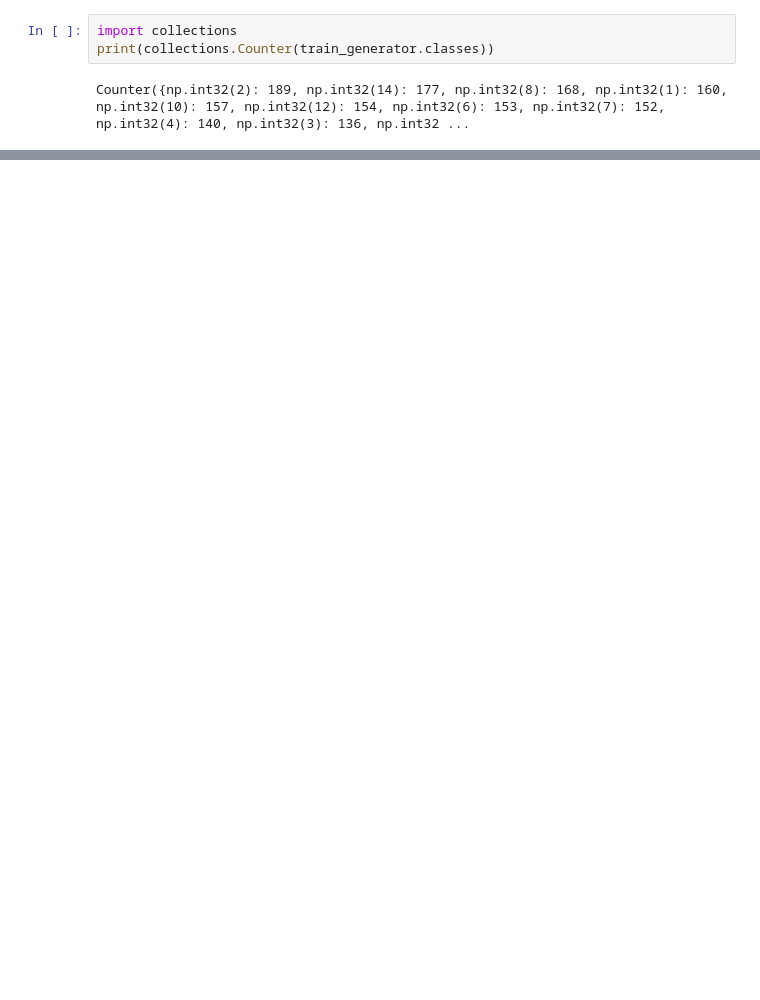
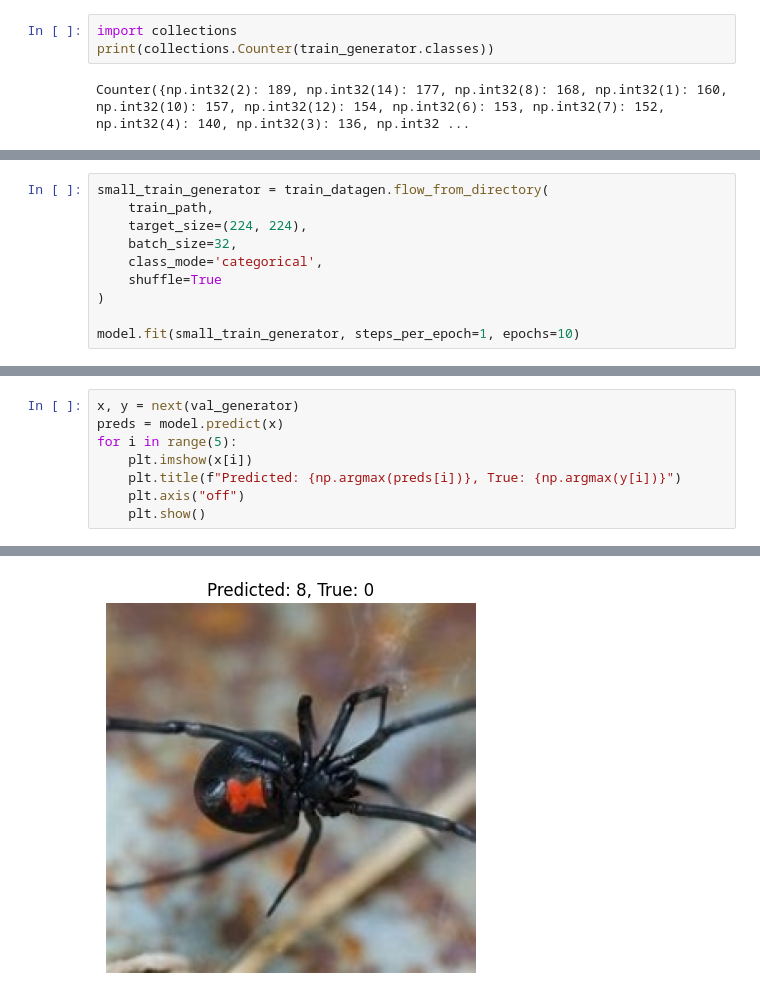
Before and after one commit to Barderus/tarantula-species-image-classifier, a Jupyter notebook: notebooks/01_training.ipynb, the cells around one changed output, grey strips where cells are left out. Saved outputs shown, nothing was run; the diff lists cells and outputs as text; blank space fills up the shorter version.

```diff
--- a/notebooks/01_training.ipynb
+++ b/notebooks/01_training.ipynb
@@ -216,0 +276,10 @@ Counter({np.int32(2): 189, np.int32(14): 177, np.int32(8): 168, np.int32(1): 160
+# %%
+small_train_generator = train_datagen.flow_from_directory(
+    train_path,
+    target_size=(224, 224),
+    batch_size=32,
+    class_mode='categorical',
+    shuffle=True
+)
+
+model.fit(small_train_generator, steps_per_epoch=1, epochs=10)
@@ -216,0 +309,9 @@ Counter({np.int32(2): 189, np.int32(14): 177, np.int32(8): 168, np.int32(1): 160
+# %%
+x, y = next(val_generator)
+preds = model.predict(x)
+for i in range(5):
+    plt.imshow(x[i])
+    plt.title(f"Predicted: {np.argmax(preds[i])}, True: {np.argmax(y[i])}")
+    plt.axis("off")
+    plt.show()
+# %% [output]
@@ -216,0 +319 @@ Counter({np.int32(2): 189, np.int32(14): 177, np.int32(8): 168, np.int32(1): 160
+[figure, added]
```
Also changed, not shown: parts of 21 cells of this notebook.
